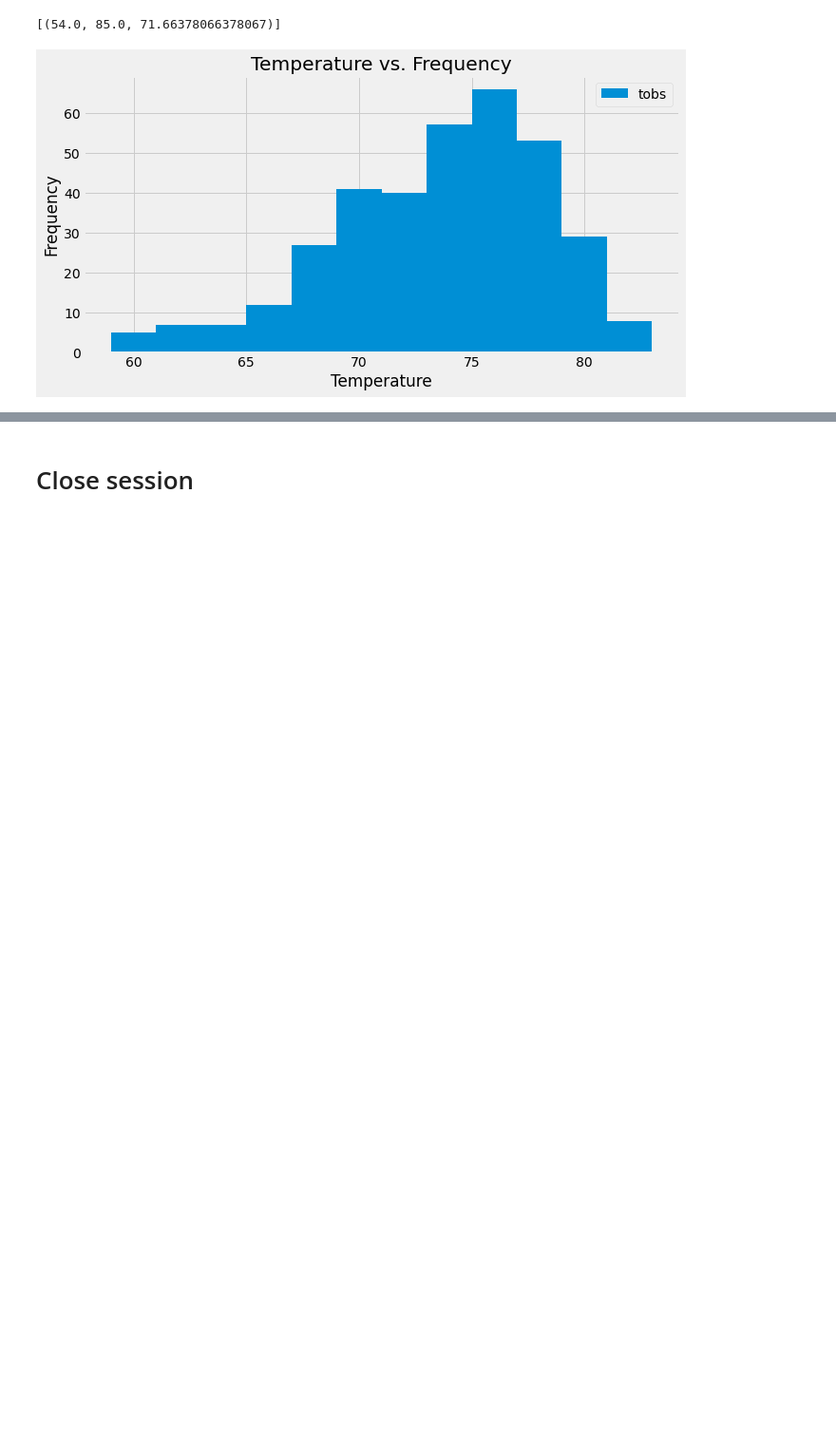
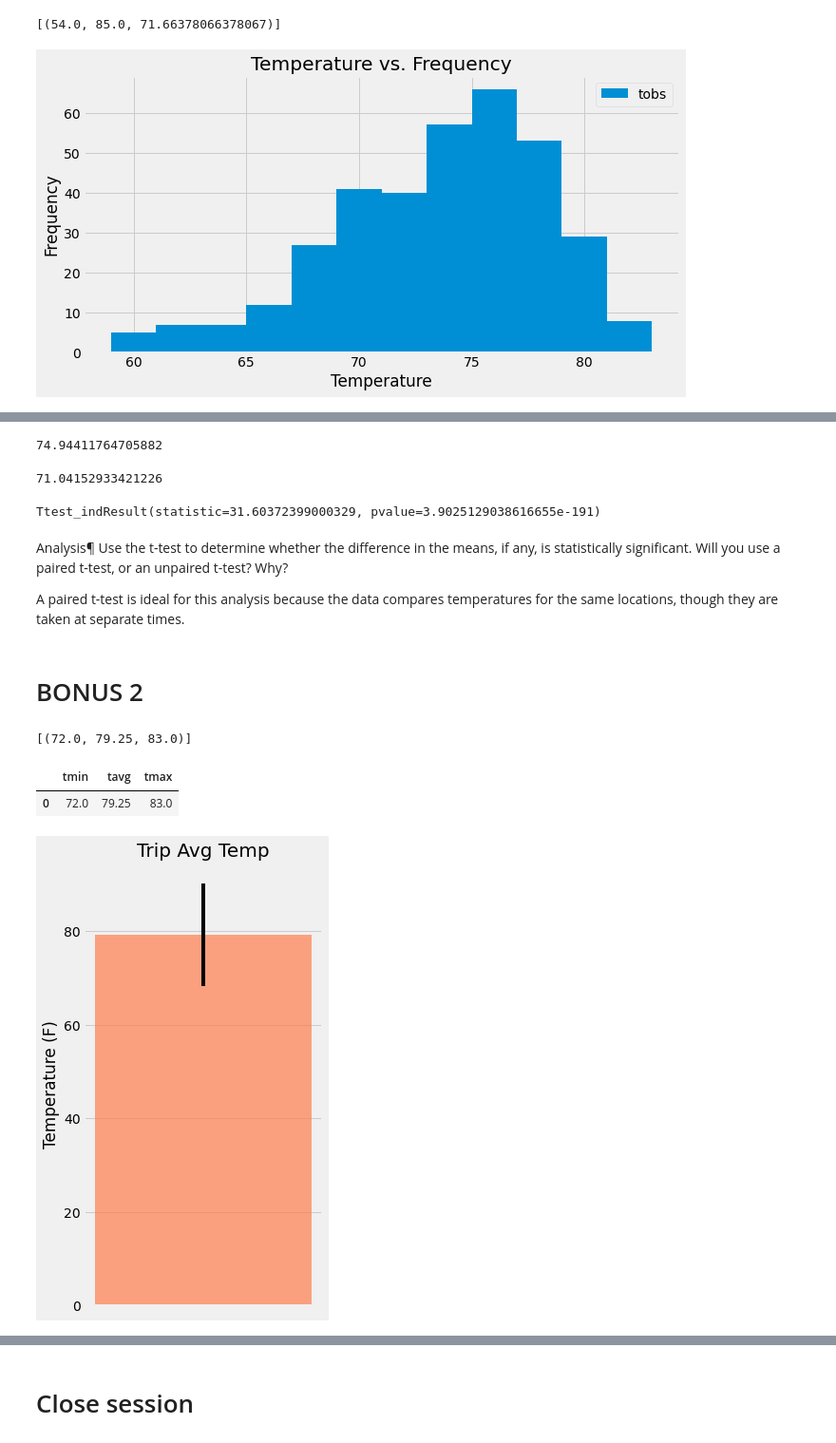
Before and after one commit to elysesulkey/sqlalchemy-challenge, a Jupyter notebook: climate_analysis.ipynb, the cells around one changed output, grey strips where cells are left out. Shown at 95% size. Cells and saved outputs as stored; diff of their text form; code cells hidden in the pictures; blank space fills up the shorter version.

Commit message:
combining climate and bonus

```diff
--- a/climate_analysis.ipynb
+++ b/climate_analysis.ipynb
@@ -170,0 +211,12 @@ plt.show()
+# %%
+# Identify the average temperature for June
+avg_june_temp = june_df["tobs"].mean()
+avg_june_temp
+# %% [output]
+74.94411764705882
+# %%
+# Identify the average temperature for December
+avg_dec_temp = dec_df["tobs"].mean()
+avg_dec_temp
+# %% [output]
+71.04152933421226
@@ -170,0 +227,65 @@ plt.show()
+# %%
+# Run paired t-test
+t = stats.ttest_ind(june, dec)
+
+display(t)
+# %% [output]
+Ttest_indResult(statistic=31.60372399000329, pvalue=3.9025129038616655e-191)
+# %% [markdown]
+Analysis¶
+Use the t-test to determine whether the difference in the means, if any, is statistically significant. Will you use a paired t-test, or an unpaired t-test? Why?
+
+A paired t-test is ideal for this analysis because the data compares temperatures for the same locations, though they are taken at separate times.
+# %% [markdown]
+# BONUS 2
+# %%
+# This function called `calc_temps` will accept start date and end date in the format '%Y-%m-%d'
+# and return the minimum, maximum, and average temperatures for that range of dates
+def calc_temps(start_date, end_date):
+    """TMIN, TAVG, and TMAX for a list of dates.
+
+    Args:
+        start_date (string): A date string in the format %Y-%m-%d
+        end_date (string): A date string in the format %Y-%m-%d
+
+    Returns:
+        TMIN, TAVE, and TMAX
+    """
+
+    return session.query(func.min(measurement.tobs), func.avg(measurement.tobs), func.max(measurement.tobs)).\
+        filter(measurement.date >= start_date).filter(measurement.date <= end_date).all()
+
+# For example
+print(calc_temps('2017-08-01', '2017-08-07'))
+# %% [output]
+[(72.0, 79.25, 83.0)]
+# %%
+# Use the function `calc_temps` to calculate the tmin, tavg, and tmax for a year in the data set
+aug_trip = calc_temps('2017-08-01', '2017-08-07')
+aug_trip_df = pd.DataFrame(aug_trip, columns=['tmin', 'tavg', 'tmax'])
+aug_trip_df
+# %% [output]
+|  | tmin | tavg | tmax |
+| 0 | 72.0 | 79.25 | 83.0 |
+# %%
+# Plot the results from your previous query as a bar chart.
+# Use "Trip Avg Temp" as your Title
+# Use the average temperature for bar height (y value)
+# Use the peak-to-peak (tmax-tmin) value as the y error bar (yerr)
+fig, ax = plt.subplots(figsize=plt.figaspect(2.0))
+xvalue = 1
+yvalue= aug_trip_df["tavg"]
+yerr = aug_trip_df["tmax"]-aug_trip_df["tmin"]
+
+bar = ax.bar(xvalue, yvalue, alpha=0.7, color='coral', yerr=yerr)
+ax.set(xticks=range(xvalue), xticklabels="a")
+plt.title("Trip Avg Temp", fontsize=20)
+plt.ylabel("Temperature (F)")
+
+# Save image
+plt.savefig("Images/trip_avg_temp.png")
+
+# Show figure
+plt.show()
+# %% [output]
+[figure, added]
```
Also changed, not shown: parts of 12 cells of this notebook.
